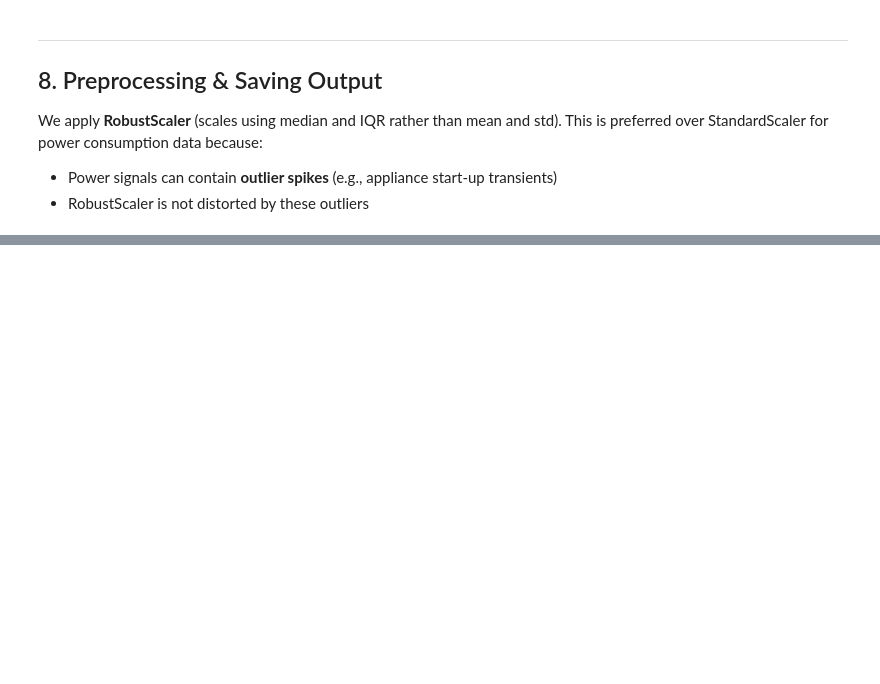
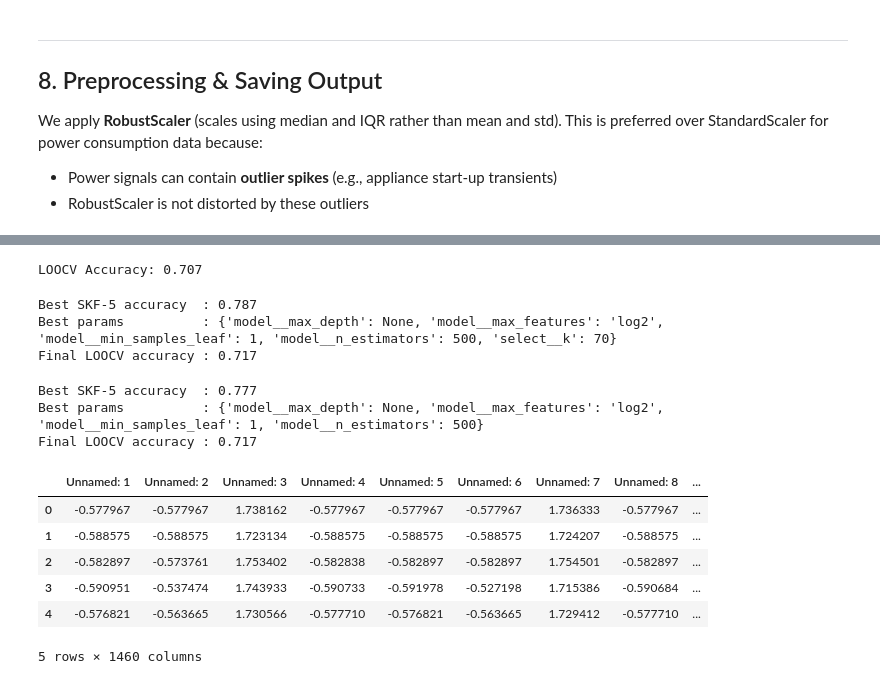
Before and after one commit to raouf529/time_sereis_group_project, a Jupyter notebook: TSAC_EDA_Preprocessing.ipynb, the cells around one changed output, grey strips where cells are left out. Saved outputs shown, nothing was run; the diff lists cells and outputs as text; code cells hidden in the pictures; blank space fills up the shorter version.

```diff
--- a/TSAC_EDA_Preprocessing.ipynb
+++ b/TSAC_EDA_Preprocessing.ipynb
@@ -756,0 +722,79 @@ features_train_scaled.csv
+# %%
+from sklearn.ensemble import RandomForestClassifier
+pipe_rf = Pipeline([
+    ('extract', TsFreshFeatureExtractor()),
+    ('model',   RandomForestClassifier(random_state=42)),
+])
+
+cv_results = cross_validate(pipe_rf, X, y.values.ravel(), cv=loocv, scoring='accuracy')
+print(f"LOOCV Accuracy: {np.mean(cv_results['test_score']):.3f}")
+# %% [output]
+LOOCV Accuracy: 0.707
+# %%
+from sklearn.model_selection import GridSearchCV, StratifiedKFold, LeaveOneOut, cross_val_score
+
+param_grid = {
+    'select__k':               [30, 50, 70],
+    'model__n_estimators':     [100, 300, 500],
+    'model__max_depth':        [None, 10, 20],
+    'model__min_samples_leaf': [1, 2, 3],
+    'model__max_features':     ['sqrt', 'log2', 0.3],
+}
+
+
+# Tune with StratifiedKFold (more stable on 100 samples)
+skf = StratifiedKFold(n_splits=5, shuffle=True, random_state=42)
+gs = GridSearchCV(pipe_svm, param_grid, cv=skf, scoring='accuracy', n_jobs=-1)
+gs.fit(X, y.values.ravel())
+
+print(f"Best SKF-5 accuracy  : {gs.best_score_:.3f}")
+print(f"Best params          : {gs.best_params_}")
+
+# Then report honest final score with LOOCV using best params
+best_pipe = gs.best_estimator_
+loocv_score = cross_val_score(best_pipe, X, y.values.ravel(), cv=LeaveOneOut(), scoring='accuracy').mean()
+print(f"Final LOOCV accuracy : {loocv_score:.3f}")
+# %% [output]
+Best SKF-5 accuracy  : 0.787
+Best params          : {'model__max_depth': None, 'model__max_features': 'log2', 'model__min_samples_leaf': 1, 'model__n_estimators': 500, 'select__k': 70}
+Final LOOCV accuracy : 0.717
+# %%
+param_grid_rf = {
+    'model__n_estimators':     [100, 300, 500],
+    'model__max_depth':        [None, 10, 20],
+    'model__min_samples_leaf': [1, 2, 3],
+    'model__max_features':     ['sqrt', 'log2', 0.3],
+}
+
+pipe_rf = Pipeline([
+    ('extract', TsFreshFeatureExtractor()),
+    ('model',   RandomForestClassifier(random_state=42)),
+])
+
+skf = StratifiedKFold(n_splits=5, shuffle=True, random_state=42)
+gs_rf = GridSearchCV(pipe_rf, param_grid_rf, cv=skf, scoring='accuracy', n_jobs=-1)
+gs_rf.fit(X, y.values.ravel())
+
+print(f"Best SKF-5 accuracy  : {gs_rf.best_score_:.3f}")
+print(f"Best params          : {gs_rf.best_params_}")
+
+loocv_score = cross_val_score(gs_rf.best_estimator_, X, y.values.ravel(), cv=LeaveOneOut(), scoring='accuracy').mean()
+print(f"Final LOOCV accuracy : {loocv_score:.3f}")
+# %% [output]
+Best SKF-5 accuracy  : 0.777
+Best params          : {'model__max_depth': None, 'model__max_features': 'log2', 'model__min_samples_leaf': 1, 'model__n_estimators': 500}
+Final LOOCV accuracy : 0.717
+# %%
+df_test = pd.read_csv('data/test.csv')
+X_test = df_test.iloc[:, 1:]
+ids = df_test.iloc[:, :1]
+# %%
+X_test.head()
+# %% [output]
+|  | Unnamed: 1 | Unnamed: 2 | Unnamed: 3 | Unnamed: 4 | Unnamed: 5 | Unnamed: 6 | Unnamed: 7 | Unnamed: 8 | ... |
+| 0 | -0.577967 | -0.577967 | 1.738162 | -0.577967 | -0.577967 | -0.577967 | 1.736333 | -0.577967 | ... |
+| 1 | -0.588575 | -0.588575 | 1.723134 | -0.588575 | -0.588575 | -0.588575 | 1.724207 | -0.588575 | ... |
+| 2 | -0.582897 | -0.573761 | 1.753402 | -0.582838 | -0.582897 | -0.582897 | 1.754501 | -0.582897 | ... |
+| 3 | -0.590951 | -0.537474 | 1.743933 | -0.590733 | -0.591978 | -0.527198 | 1.715386 | -0.590684 | ... |
+| 4 | -0.576821 | -0.563665 | 1.730566 | -0.577710 | -0.576821 | -0.563665 | 1.729412 | -0.577710 | ... |
+5 rows × 1460 columns
```
Also changed, not shown: parts of 18 cells of this notebook, 2 other files.
